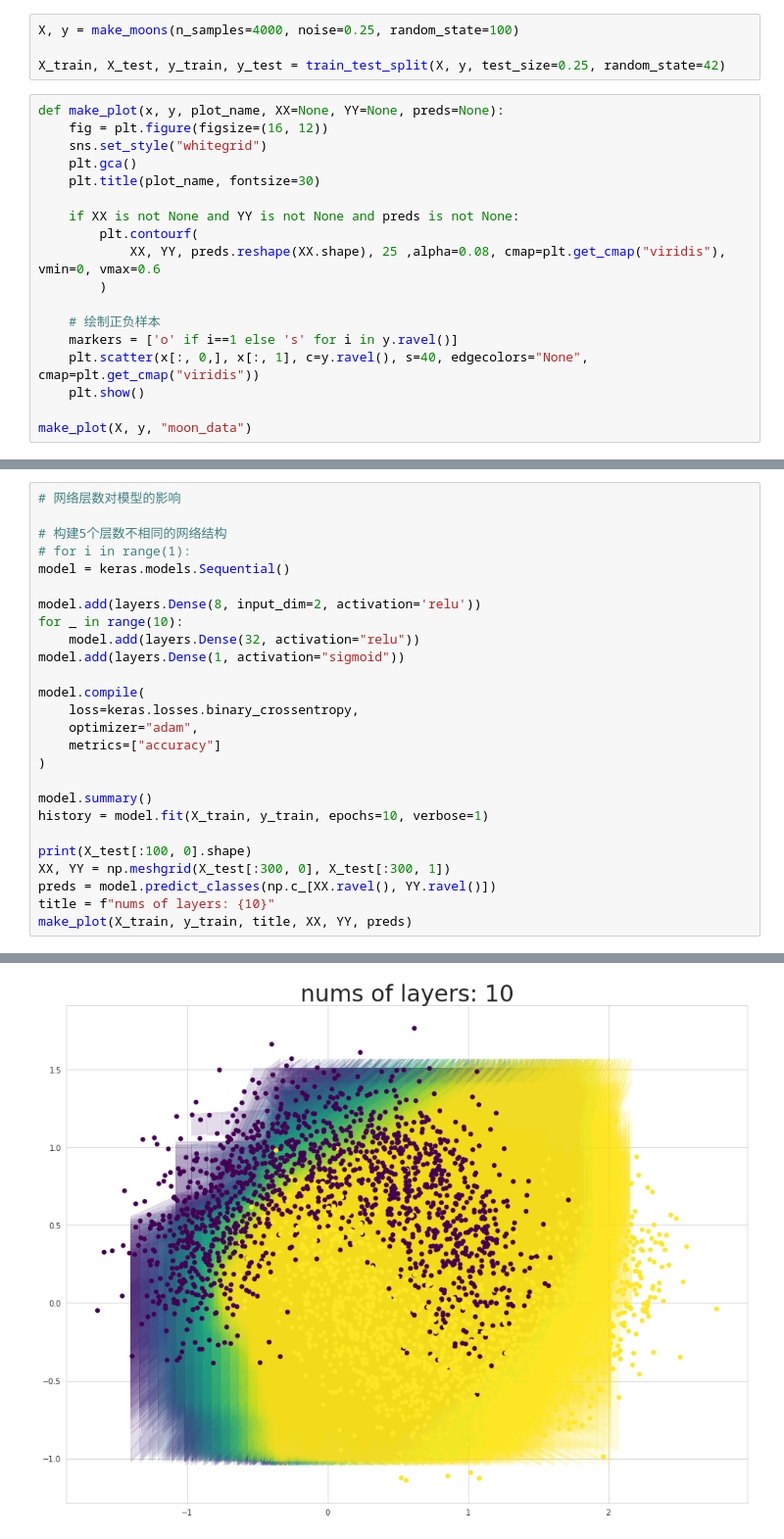
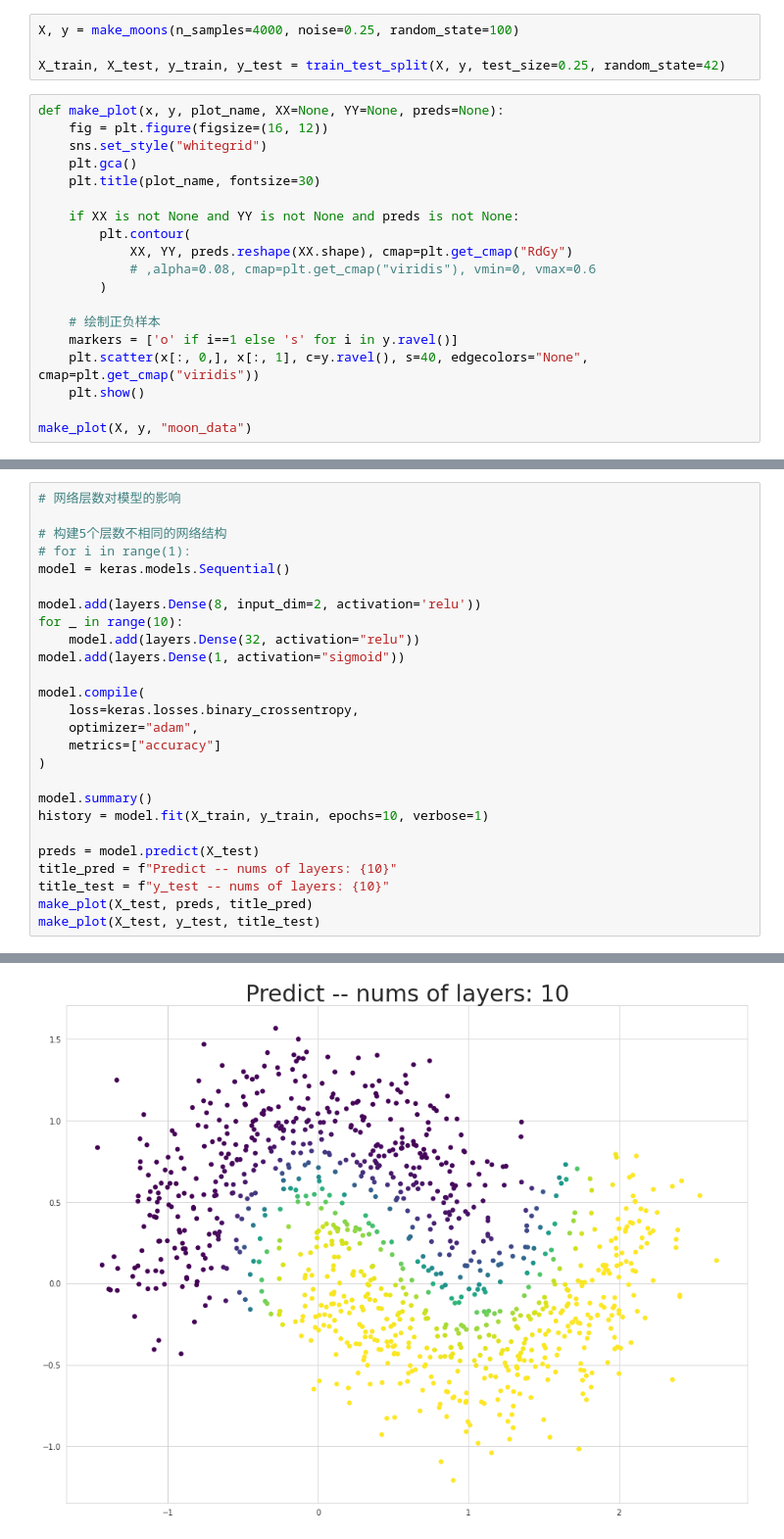
Before and after one commit to MrJStyle/TensorFlow-notebook, a Jupyter notebook: TensorFlow-notebook/practice/influence_of_network_depth.ipynb, the cells around one changed output, grey strips where cells are left out. Shown at 98% size. Drawn from its saved outputs; the diff is of its cells as text.

```diff
--- a/TensorFlow-notebook/practice/influence_of_network_depth.ipynb
+++ b/TensorFlow-notebook/practice/influence_of_network_depth.ipynb
@@ -24,8 +24,9 @@ def make_plot(x, y, plot_name, XX=None, YY=None, preds=None):
     plt.title(plot_name, fontsize=30)
 
     if XX is not None and YY is not None and preds is not None:
-        plt.contourf(
-            XX, YY, preds.reshape(XX.shape), 25 ,alpha=0.08, cmap=plt.get_cmap("viridis"), vmin=0, vmax=0.6
+        plt.contour(
+            XX, YY, preds.reshape(XX.shape), cmap=plt.get_cmap("RdGy")
+            # ,alpha=0.08, cmap=plt.get_cmap("viridis"), vmin=0, vmax=0.6
         )
 
     # 绘制正负样本
@@ -57,9 +58,9 @@ model.compile(
 model.summary()
 history = model.fit(X_train, y_train, epochs=10, verbose=1)
 
-print(X_test[:100, 0].shape)
-XX, YY = np.meshgrid(X_test[:300, 0], X_test[:300, 1])
-preds = model.predict_classes(np.c_[XX.ravel(), YY.ravel()])
-title = f"nums of layers: {10}"
-make_plot(X_train, y_train, title, XX, YY, preds)
+preds = model.predict(X_test)
+title_pred = f"Predict -- nums of layers: {10}"
+title_test = f"y_test -- nums of layers: {10}"
+make_plot(X_test, preds, title_pred)
+make_plot(X_test, y_test, title_test)
 # %% [output]
@@ -82,2 +83,2 @@ Epoch 10/10
 (100,)
-[figure, old version]
+[figure, new version]
```
Also changed, not shown: parts of 1 cell of this notebook, 1 other file.
